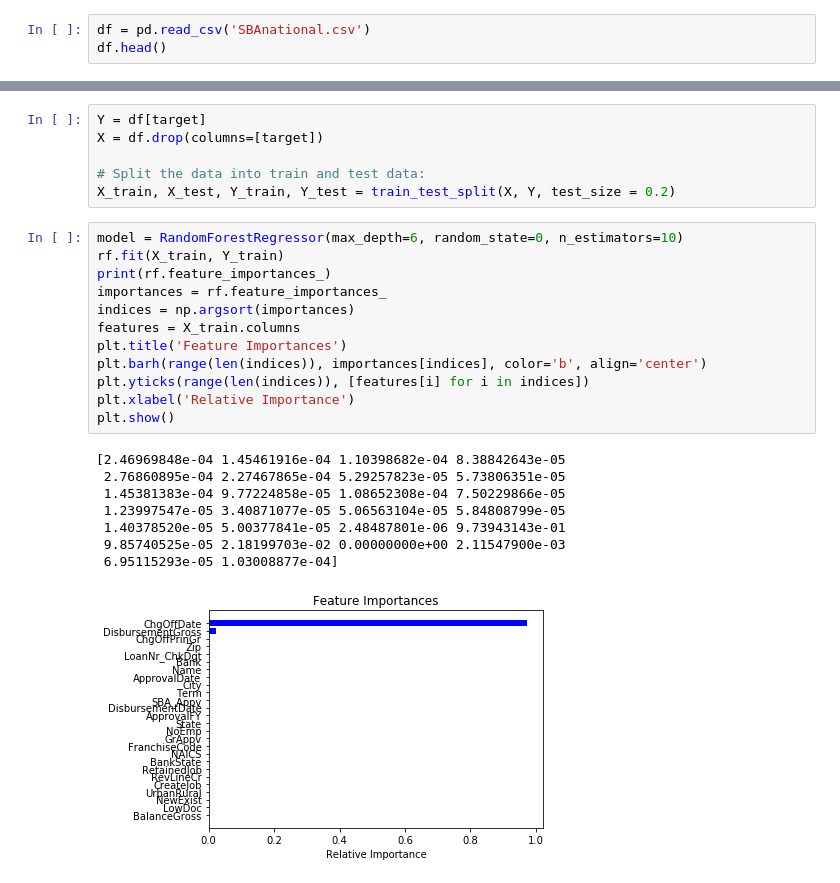
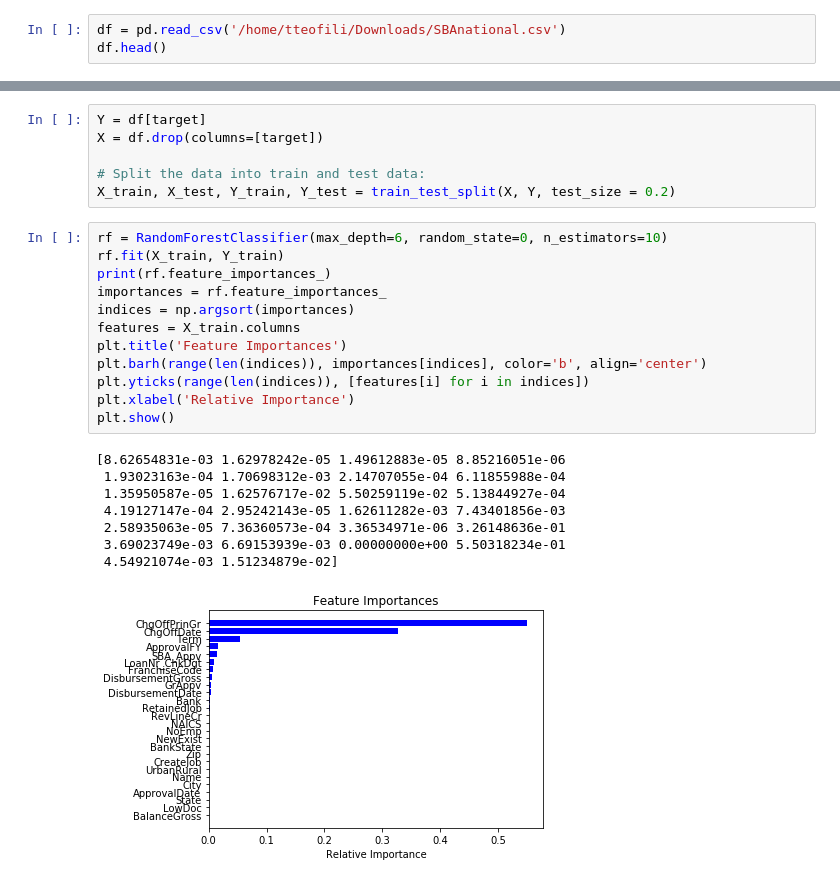
Before and after one commit to tteofili/xai-playground, a Jupyter notebook: shap_rf.ipynb, the cells around one changed output, grey strips where cells are left out. Saved outputs shown, nothing was run; the diff lists cells and outputs as text.

Commit message:
adjusted shap rf to use classifier rather than regressor

```diff
--- a/shap_rf.ipynb
+++ b/shap_rf.ipynb
@@ -9,7 +9,7 @@ from sklearn import preprocessing
 import matplotlib.pyplot as plt
 import shap
 # %%
-df = pd.read_csv('SBAnational.csv')
+df = pd.read_csv('/home/tteofili/Downloads/SBAnational.csv')
 df.head()
 # %% [output]
 Columns (9) have mixed types.Specify dtype option on import or set low_memory=False.
@@ -54,26 +54,26 @@ X = df.drop(columns=[target])
 # Split the data into train and test data:
 X_train, X_test, Y_train, Y_test = train_test_split(X, Y, test_size = 0.2)
 # %%
-model = RandomForestRegressor(max_depth=6, random_state=0, n_estimators=10)
+rf = RandomForestClassifier(max_depth=6, random_state=0, n_estimators=10)
 rf.fit(X_train, Y_train)
 print(rf.feature_importances_)
 importances = rf.feature_importances_
 indices = np.argsort(importances)
 features = X_train.columns
 plt.title('Feature Importances')
 plt.barh(range(len(indices)), importances[indices], color='b', align='center')
 plt.yticks(range(len(indices)), [features[i] for i in indices])
 plt.xlabel('Relative Importance')
 plt.show()
 # %% [output]
-[2.46969848e-04 1.45461916e-04 1.10398682e-04 8.38842643e-05
- 2.76860895e-04 2.27467865e-04 5.29257823e-05 5.73806351e-05
- 1.45381383e-04 9.77224858e-05 1.08652308e-04 7.50229866e-05
- 1.23997547e-05 3.40871077e-05 5.06563104e-05 5.84808799e-05
- 1.40378520e-05 5.00377841e-05 2.48487801e-06 9.73943143e-01
- 9.85740525e-05 2.18199703e-02 0.00000000e+00 2.11547900e-03
- 6.95115293e-05 1.03008877e-04]
+[8.62654831e-03 1.62978242e-05 1.49612883e-05 8.85216051e-06
+ 1.93023163e-04 1.70698312e-03 2.14707055e-04 6.11855988e-04
+ 1.35950587e-05 1.62576717e-02 5.50259119e-02 5.13844927e-04
+ 4.19127147e-04 2.95242143e-05 1.62611282e-03 7.43401856e-03
+ 2.58935063e-05 7.36360573e-04 3.36534971e-06 3.26148636e-01
+ 3.69023749e-03 6.69153939e-03 0.00000000e+00 5.50318234e-01
+ 4.54921074e-03 1.51234879e-02]
-[figure, old version]
+[figure, new version]
 # %%
 shap_values = shap.TreeExplainer(rf).shap_values(X_train)
 shap.summary_plot(shap_values, X_train, plot_type="bar")
```
Also changed, not shown: parts of 3 cells of this notebook, 1 other file.
